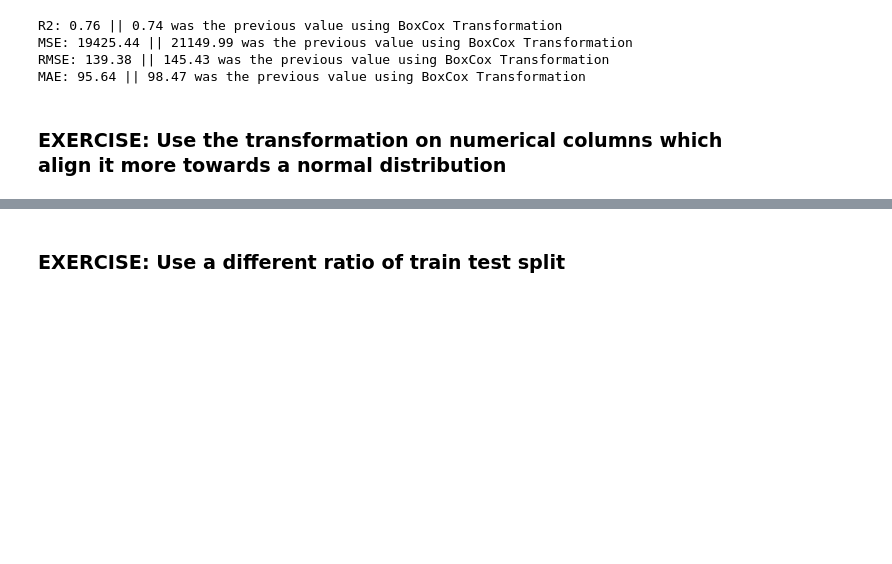
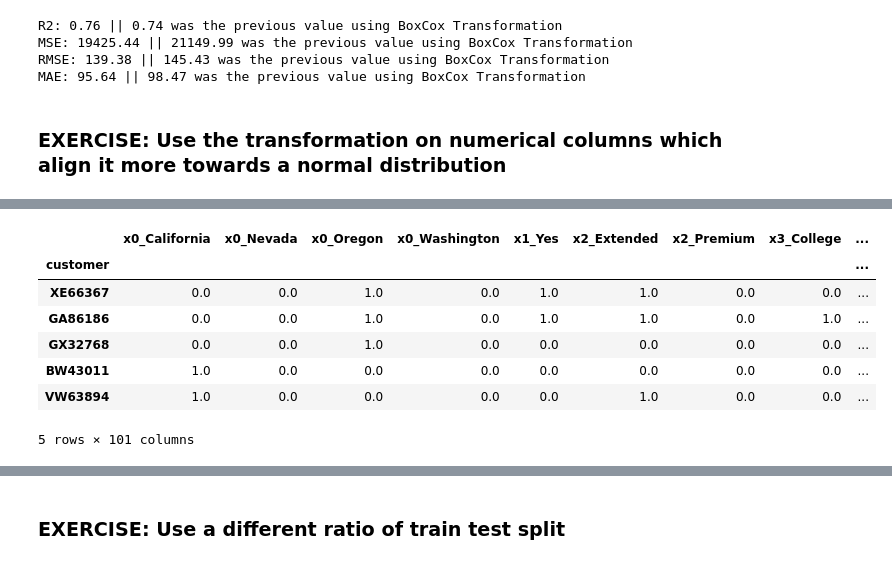
Before and after one commit to GVCarbajal/lab-customer-analysis-round-7, a Jupyter notebook: lab-customer-analysis-round-7.ipynb, the cells around one changed output, grey strips where cells are left out. Drawn from its saved outputs; the diff is of its cells as text; code cells hidden in the pictures; blank space fills up the shorter version.

```diff
--- a/lab-customer-analysis-round-7.ipynb
+++ b/lab-customer-analysis-round-7.ipynb
@@ -282,0 +264,16 @@ X_train_STDscaled.sample(5)
+# %%
+# One Hot Encoding categorical variables
+
+encoder = OneHotEncoder(handle_unknown='error', drop='first') #drop one column for efficiency. It can be deduced
+X_cat_encoded = encoder.fit_transform(X_cat).toarray()
+X_cat_encoded = pd.DataFrame(data=X_cat_encoded, index=X.index, columns=list(encoder.get_feature_names()))
+X_cat_encoded.sample(5)
+# %% [output]
+|  | x0_California | x0_Nevada | x0_Oregon | x0_Washington | x1_Yes | x2_Extended | x2_Premium | x3_College | ... |
+| customer |  |  |  |  |  |  |  |  | ... |
+| XE66367 | 0.0 | 0.0 | 1.0 | 0.0 | 1.0 | 1.0 | 0.0 | 0.0 | ... |
+| GA86186 | 0.0 | 0.0 | 1.0 | 0.0 | 1.0 | 1.0 | 0.0 | 1.0 | ... |
+| GX32768 | 0.0 | 0.0 | 1.0 | 0.0 | 0.0 | 0.0 | 0.0 | 0.0 | ... |
+| BW43011 | 1.0 | 0.0 | 0.0 | 0.0 | 0.0 | 0.0 | 0.0 | 0.0 | ... |
+| VW63894 | 1.0 | 0.0 | 0.0 | 0.0 | 0.0 | 1.0 | 0.0 | 0.0 | ... |
+5 rows × 101 columns
```
Also changed, not shown: parts of 32 cells of this notebook.
